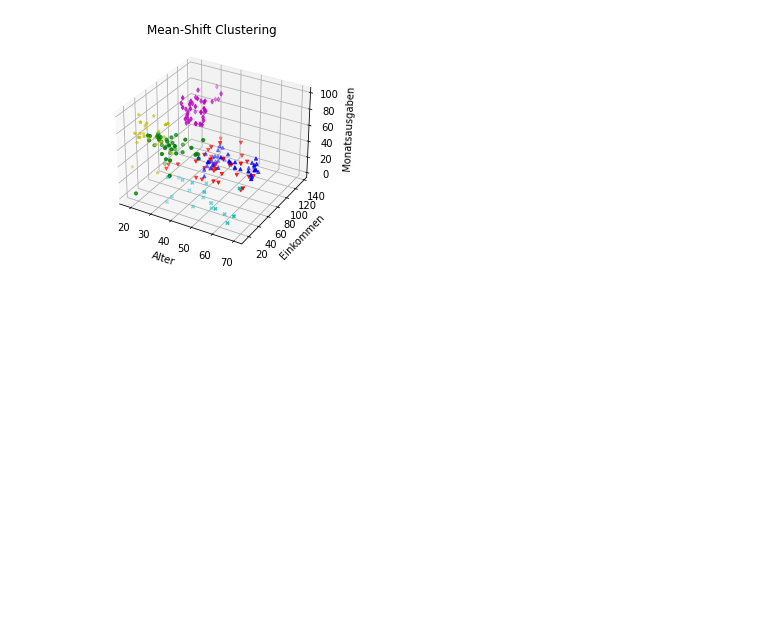
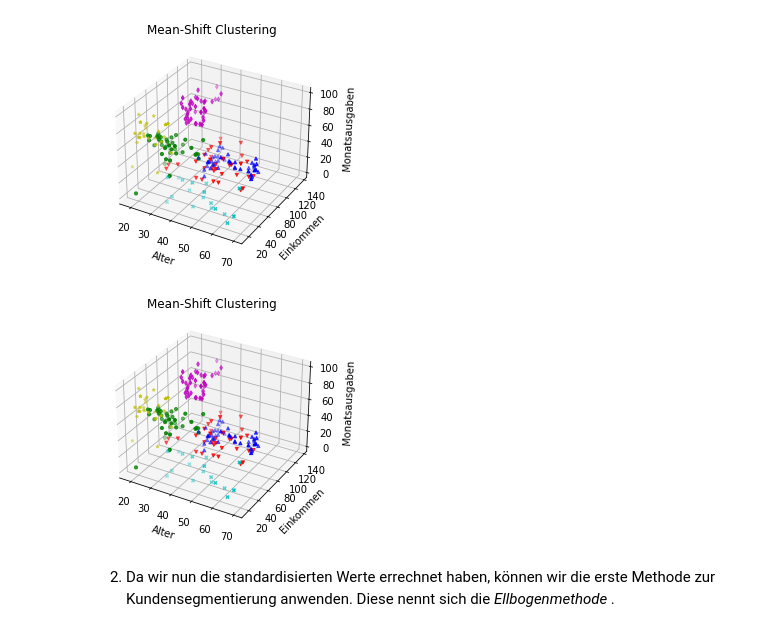
Before and after one commit to DeniseRekic/Notenbonus_CRM, a Jupyter notebook: Notenbonusprojekt.ipynb, the cells around one changed output. Drawn from its saved outputs; the diff is of its cells as text; code cells hidden in the pictures; blank space fills up the shorter version.

```diff
--- a/Notenbonusprojekt.ipynb
+++ b/Notenbonusprojekt.ipynb
@@ -185,3 +208,29 @@ ax.set_zlabel('Monatsausgaben')
 plt.show()
 # %% [output]
 [figure]
+# %%
+model2=cluster.MeanShift(bandwidth=1.1, bin_seeding=True)
+cluster_assignments2 = model2.fit_predict(X)
+kunden['cluster2']=model2.labels_
+
+fig = plt.figure()
+ax = fig.add_subplot(111, projection='3d')
+
+for c in kunden['cluster2'].unique():
+    d = kunden[kunden['cluster2'] == c]
+    xs = d['Alter']
+    ys = d['Einkommen']
+    zs = d['Monatsausgaben']
+    ax.scatter(xs, ys, zs,marker=markers[c], color=colors[c], s=10)
+
+plt.title('Mean-Shift Clustering')
+ax.set_xlabel('Alter')
+ax.set_ylabel('Einkommen')
+ax.set_zlabel('Monatsausgaben')
+
+plt.show()
+# %% [output]
+[figure, added]
+# %% [markdown]
+2. Da wir nun die standardisierten Werte errechnet haben, können wir die erste Methode
+zur Kundensegmentierung anwenden. Diese nennt sich die _Ellbogenmethode_ .
```
Also changed, not shown: parts of 14 cells of this notebook.
